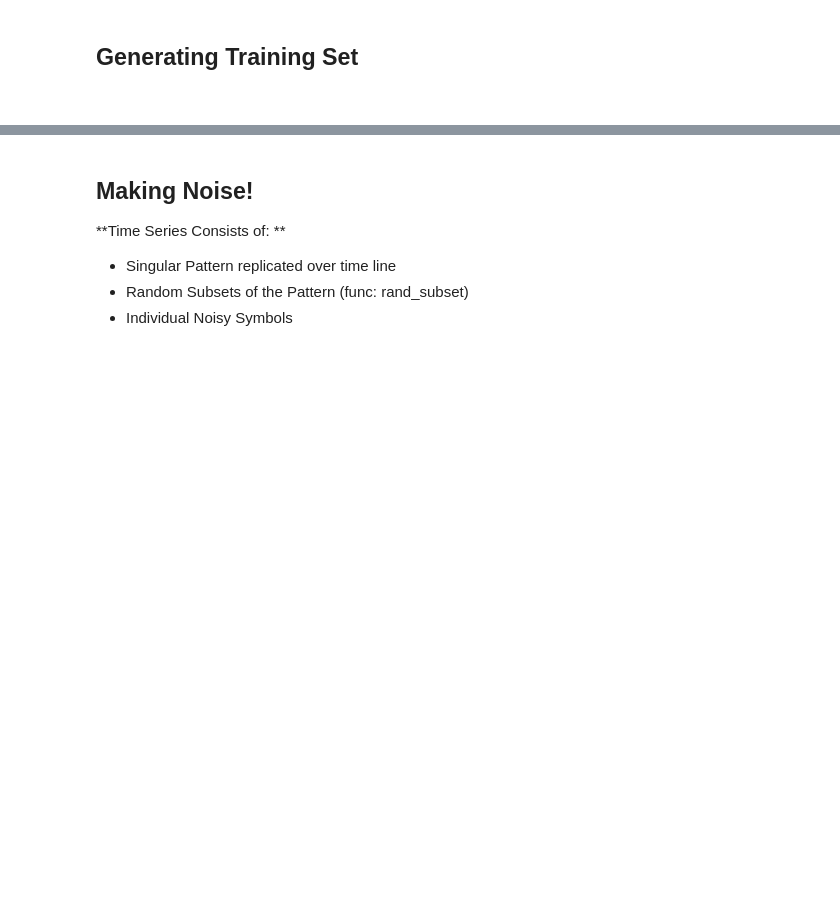
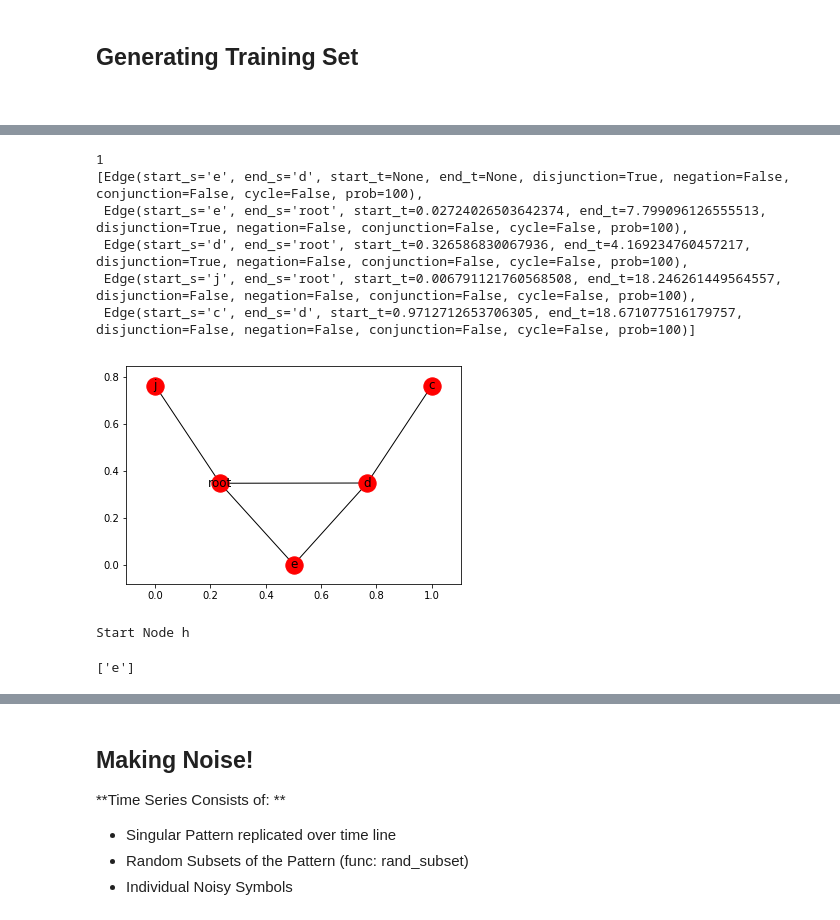
Before and after one commit to keiflager/TemporalDataGeneration, a Jupyter notebook: ExploringTemporalData.ipynb, the cells around one changed output, grey strips where cells are left out. Saved outputs shown, nothing was run; the diff lists cells and outputs as text; code cells hidden in the pictures; blank space fills up the shorter version.

```diff
--- a/ExploringTemporalData.ipynb
+++ b/ExploringTemporalData.ipynb
@@ -236,0 +274,38 @@ for _ in range(2):
+# %%
+patt = body_pattern(low_body=4, high_body=5, disjunction=True)
+pprint(patt)
+
+plot_pattern(patt)
+# %% [output]
+1
+[Edge(start_s='e', end_s='d', start_t=None, end_t=None, disjunction=True, negation=False, conjunction=False, cycle=False, prob=100),
+ Edge(start_s='e', end_s='root', start_t=0.02724026503642374, end_t=7.799096126555513, disjunction=True, negation=False, conjunction=False, cycle=False, prob=100),
+ Edge(start_s='d', end_s='root', start_t=0.326586830067936, end_t=4.169234760457217, disjunction=True, negation=False, conjunction=False, cycle=False, prob=100),
+ Edge(start_s='j', end_s='root', start_t=0.006791121760568508, end_t=18.246261449564557, disjunction=False, negation=False, conjunction=False, cycle=False, prob=100),
+ Edge(start_s='c', end_s='d', start_t=0.9712712653706305, end_t=18.671077516179757, disjunction=False, negation=False, conjunction=False, cycle=False, prob=100)]
+[figure, added]
+# %%
+def time_point(start_t, end_t): return np.random.uniform(start_t, end_t)
+
+def dest_nodes(node, pattern):
+    print('Start Node', node)
+    dest_nodes = []
+    for edge in pattern:
+
+        if edge.disjunction and edge.start_t is None: continue
+
+        elif edge.negation == True: continue # skip negation node
+
+        elif edge.end_s == node:
+            dest_nodes.append(edge.start_s)
+
+    return dest_nodes
+
+
+dest_nodes(patt[1].start_s, patt)
+
+
+# for dest_node in dest_nodes
+# %% [output]
+Start Node h
+['e']
```
Also changed, not shown: parts of 23 cells of this notebook.
